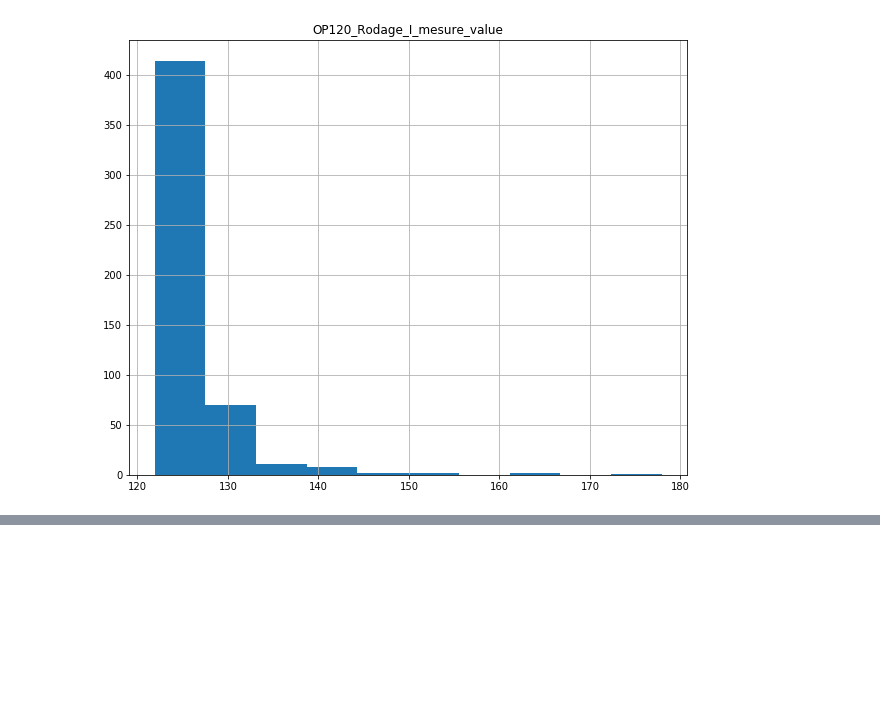
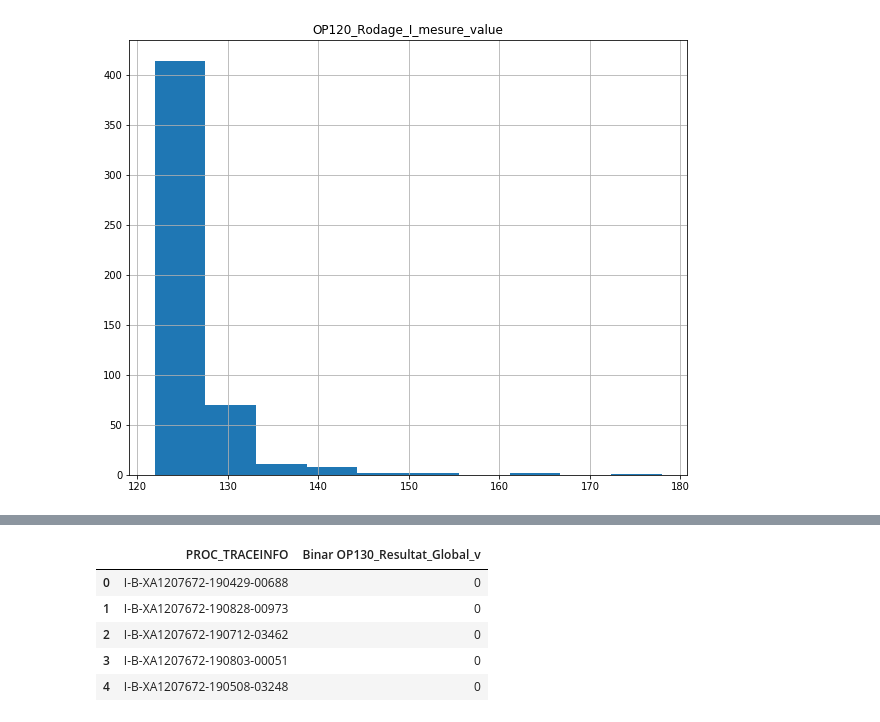
Before and after one commit to W-Alphonse/EXED-Training, a Jupyter notebook: ___VALEO/src/notebooks/valeo.ipynb, the cells around one changed output, grey strips where cells are left out. Cells and saved outputs as stored; diff of their text form; code cells hidden in the pictures; blank space fills up the shorter version.

```diff
--- a/___VALEO/src/notebooks/valeo.ipynb
+++ b/___VALEO/src/notebooks/valeo.ipynb
@@ -355,3 +225,0 @@ data_num_features.applymap(np.log10).describe()
-# %%
-output = DfUtil.loadCsvData([Const.rootData(), "train", "trainingoutput.csv"])
-output.head()
@@ -387,0 +320,10 @@ data_out.plot(kind="scatter", x="OP070_V_2_torque_value", y = "OP070_V_1_torque_
+# %%
+Y_data = DfUtil.loadCsvData([Const.rootData(), "train", "trainingoutput.csv"])
+Y_data.head()
+# %% [output]
+|  | PROC_TRACEINFO | Binar OP130_Resultat_Global_v |
+| 0 | I-B-XA1207672-190429-00688 | 0 |
+| 1 | I-B-XA1207672-190828-00973 | 0 |
+| 2 | I-B-XA1207672-190712-03462 | 0 |
+| 3 | I-B-XA1207672-190803-00051 | 0 |
+| 4 | I-B-XA1207672-190508-03248 | 0 |
```
Also changed, not shown: parts of 35 cells of this notebook, 6 other files.
